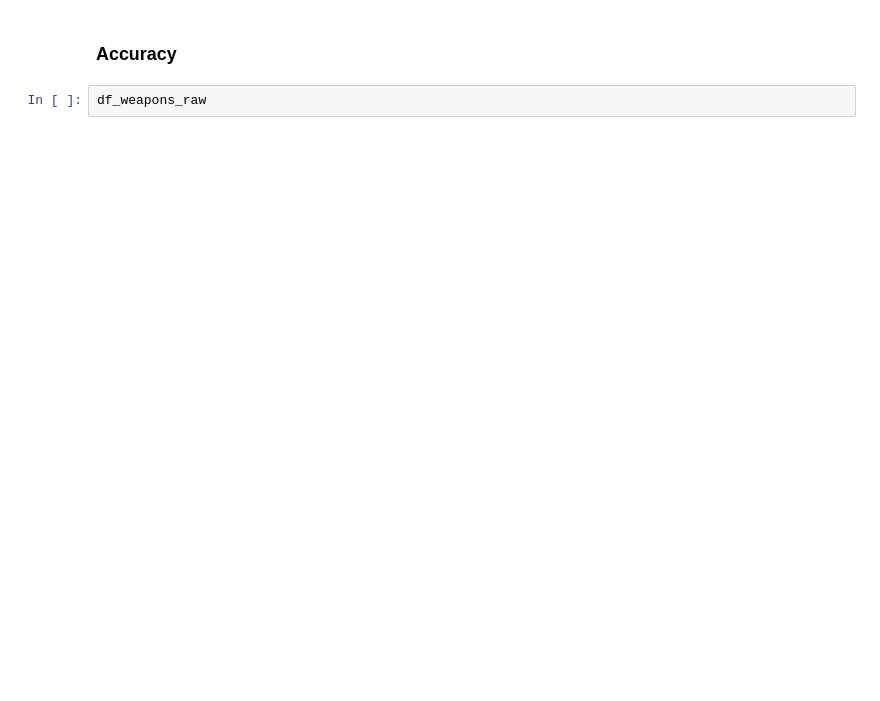
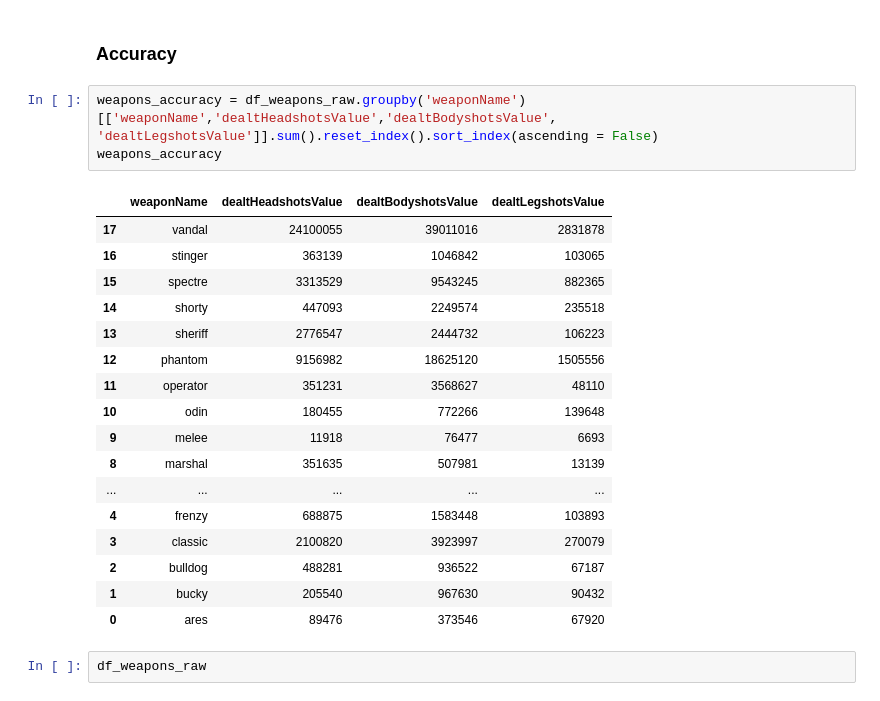
Before and after one commit to aalvestech/tcc_fia_valorant, a Jupyter notebook: notebook/notebook_eda.ipynb, the cells around one changed output. Saved outputs shown, nothing was run; the diff lists cells and outputs as text; blank space fills up the shorter version.

```diff
--- a/notebook/notebook_eda.ipynb
+++ b/notebook/notebook_eda.ipynb
@@ -513,5 +568,26 @@ fig.show()
 # %% [markdown]
 ### Accuracy
+# %%
+weapons_accuracy = df_weapons_raw.groupby('weaponName')[['weaponName','dealtHeadshotsValue','dealtBodyshotsValue', 'dealtLegshotsValue']].sum().reset_index().sort_index(ascending = False)
+weapons_accuracy
+# %% [output]
+|  | weaponName | dealtHeadshotsValue | dealtBodyshotsValue | dealtLegshotsValue |
+| 17 | vandal | 24100055 | 39011016 | 2831878 |
+| 16 | stinger | 363139 | 1046842 | 103065 |
+| 15 | spectre | 3313529 | 9543245 | 882365 |
+| 14 | shorty | 447093 | 2249574 | 235518 |
+| 13 | sheriff | 2776547 | 2444732 | 106223 |
+| 12 | phantom | 9156982 | 18625120 | 1505556 |
+| 11 | operator | 351231 | 3568627 | 48110 |
+| 10 | odin | 180455 | 772266 | 139648 |
+| 9 | melee | 11918 | 76477 | 6693 |
+| 8 | marshal | 351635 | 507981 | 13139 |
+| ... | ... | ... | ... | ... |
+| 4 | frenzy | 688875 | 1583448 | 103893 |
+| 3 | classic | 2100820 | 3923997 | 270079 |
+| 2 | bulldog | 488281 | 936522 | 67187 |
+| 1 | bucky | 205540 | 967630 | 90432 |
+| 0 | ares | 89476 | 373546 | 67920 |
 # %%
 df_weapons_raw
 # %% [output]
```
Also changed, not shown: parts of 8 cells of this notebook, 2 other files.
